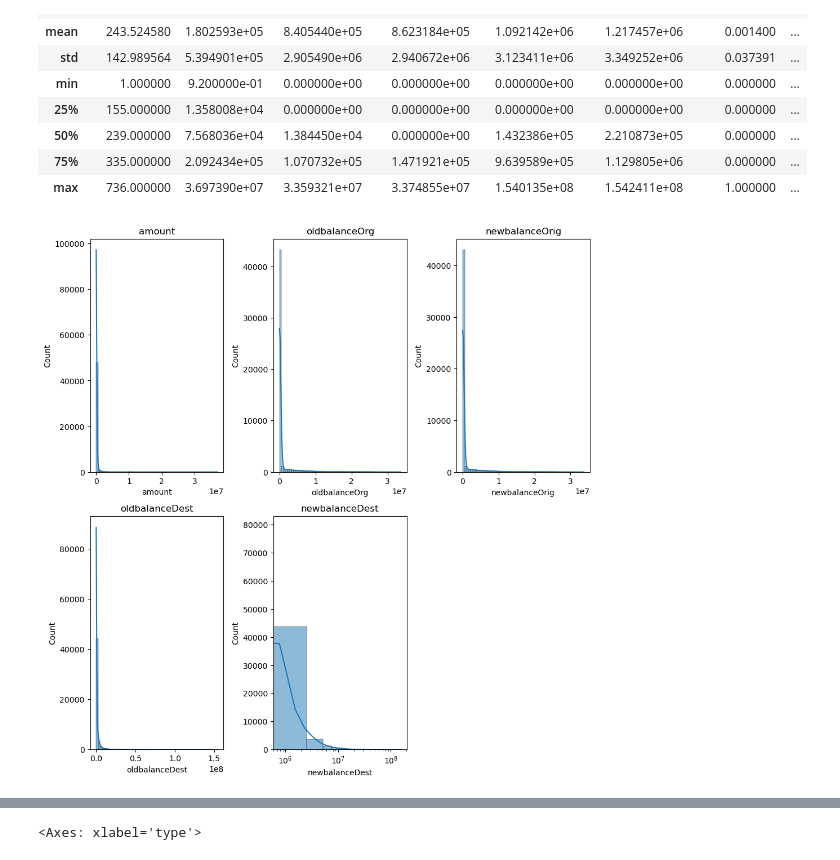
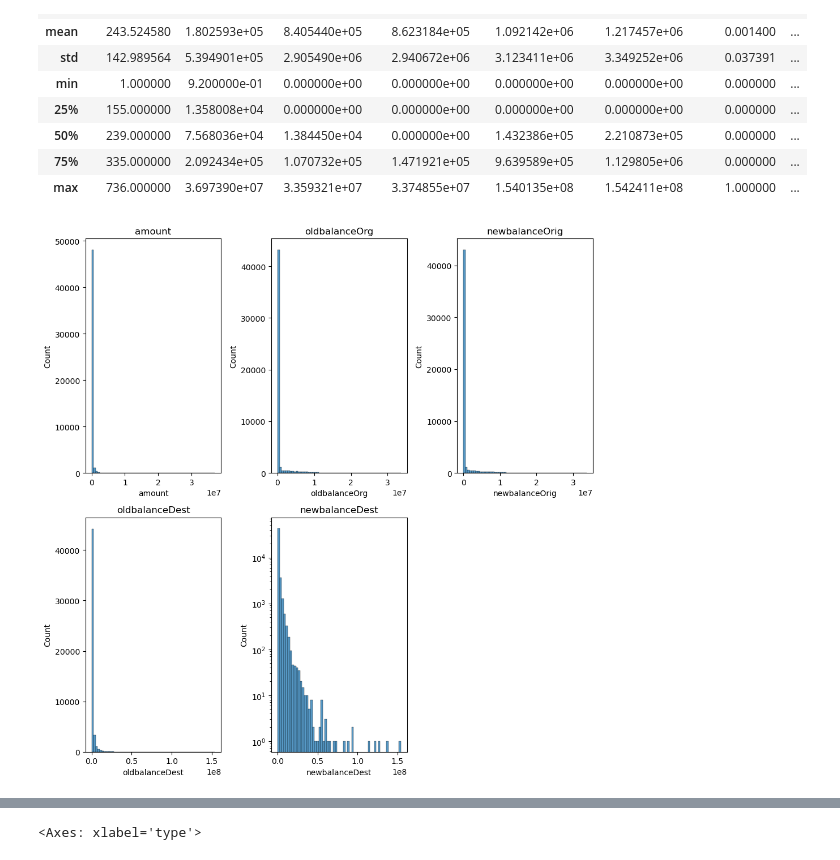
Before and after one commit to JacobTheCoder87/financial-fraud-detection-lab, a Jupyter notebook: code/01 EDA.ipynb, the cells around one changed output, grey strips where cells are left out. Drawn from its saved outputs; the diff is of its cells as text; code cells hidden in the pictures.

```diff
--- a/code/01 EDA.ipynb
+++ b/code/01 EDA.ipynb
@@ -105,15 +105,15 @@ sampled_df.describe()
 # %%
 #Instead of plotting histograms for each feature separately we join them together for one big analysis
 
 selected_columns = ["amount", "oldbalanceOrg", "newbalanceOrig", "oldbalanceDest", "newbalanceDest"]
 
 plt.figure(figsize=(10, 10))
 for i, column in enumerate(selected_columns):
     plt.subplot(2, 3, i+1)  # Adjusted subplot grid to 2 rows and 3 columns
-    sns.histplot(sampled_df[column], bins=60, kde=True)
+    sns.histplot(sampled_df[column], bins=60, kde=False)
     plt.title(column)
 plt.tight_layout()
-plt.xscale("log")
+plt.yscale("log")
 plt.show()
 # %% [output]
-[figure, old version]
+[figure, new version]
```
Also changed, not shown: parts of 10 cells of this notebook, 10 other files.
